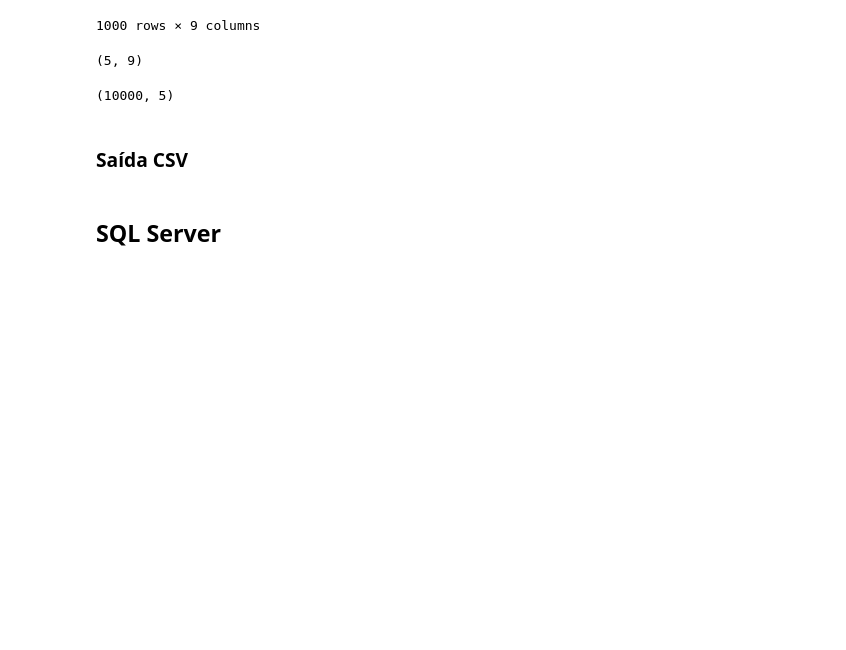
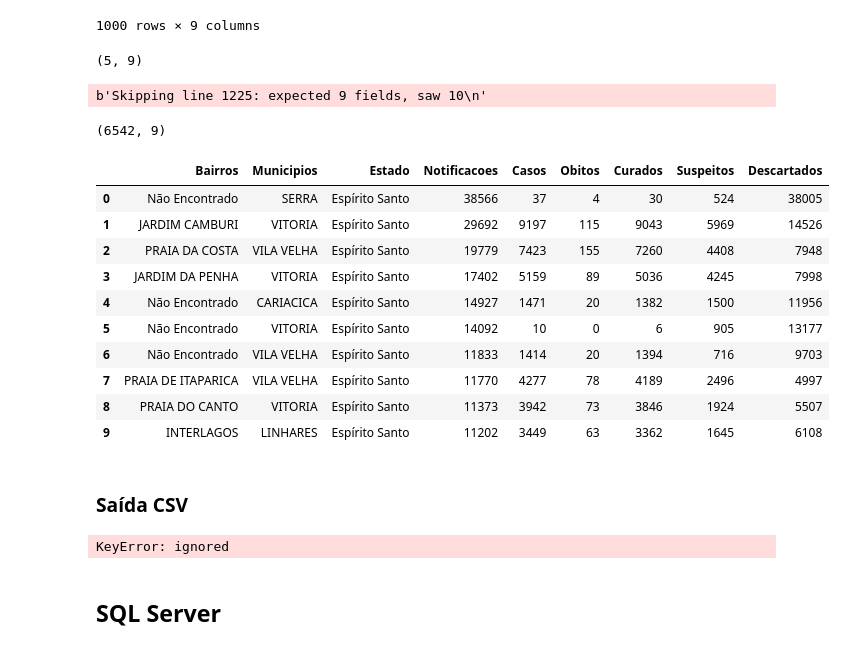
Before and after one commit to leandrobarbieri/pydata-book, a Jupyter notebook: Data_Load_Storage.ipynb, the cells around one changed output. Saved outputs shown, nothing was run; the diff lists cells and outputs as text; code cells hidden in the pictures; blank space fills up the shorter version.

```diff
--- a/Data_Load_Storage.ipynb
+++ b/Data_Load_Storage.ipynb
@@ -190,24 +193,42 @@ dados_nrows.shape
 # %%
 # ARQUIVOS GRANDES: iterando em partes
 # Quebrando arquivos grandes em partes menores para otimizar a leitura e fazer com que seja possível
 # Encaixar no tamanho de memória disponivel
 # Retorna um TextFileReader, que pode ser iterado para depois criar um dataframe
-dados_chunker = pd.read_csv("/content/ex6.csv", chunksize=1000)
+# dados_chunker = pd.read_csv("/content/ex6.csv", chunksize=1000)
+
+dados_chunker = pd.read_csv(url, encoding="latin1",  error_bad_lines=False, chunksize=100)
 
 dados_list = []
 
 for cnk in dados_chunker:
   dados_list.append(cnk)
 
 df_cnk = pd.concat(dados_list)
-df_cnk.shape
+print(df_cnk.shape)
+
+df_cnk.head(10)
 # %% [output]
-(10000, 5)
+b'Skipping line 1225: expected 9 fields, saw 10\n'
+(6542, 9)
+|  | Bairros | Municipios | Estado | Notificacoes | Casos | Obitos | Curados | Suspeitos | Descartados |
+| 0 | Não Encontrado | SERRA | Espírito Santo | 38566 | 37 | 4 | 30 | 524 | 38005 |
+| 1 | JARDIM CAMBURI | VITORIA | Espírito Santo | 29692 | 9197 | 115 | 9043 | 5969 | 14526 |
+| 2 | PRAIA DA COSTA | VILA VELHA | Espírito Santo | 19779 | 7423 | 155 | 7260 | 4408 | 7948 |
+| 3 | JARDIM DA PENHA | VITORIA | Espírito Santo | 17402 | 5159 | 89 | 5036 | 4245 | 7998 |
+| 4 | Não Encontrado | CARIACICA | Espírito Santo | 14927 | 1471 | 20 | 1382 | 1500 | 11956 |
+| 5 | Não Encontrado | VITORIA | Espírito Santo | 14092 | 10 | 0 | 6 | 905 | 13177 |
+| 6 | Não Encontrado | VILA VELHA | Espírito Santo | 11833 | 1414 | 20 | 1394 | 716 | 9703 |
+| 7 | PRAIA DE ITAPARICA | VILA VELHA | Espírito Santo | 11770 | 4277 | 78 | 4189 | 2496 | 4997 |
+| 8 | PRAIA DO CANTO | VITORIA | Espírito Santo | 11373 | 3942 | 73 | 3846 | 1924 | 5507 |
+| 9 | INTERLAGOS | LINHARES | Espírito Santo | 11202 | 3449 | 63 | 3362 | 1645 | 6108 |
 # %% [markdown]
 ### Saída CSV
 # %%
 # gera um csv de saida index=False (desconsidera a coluna que representa o indice) e hearder=False não inclui a linha de cabeçalho
 df_cnk[["key", "one"]].to_csv("/content/ex6_saida.csv", index=False, header=False)
+# %% [output]
+KeyError: ignored
 # %%
 # define novos nomes para as colunas de cabeçalhos
 df_cnk[["key", "one"]].to_csv("/content/ex6_saida2.csv", index=False, header=["Chave", "UM"])
```
Also changed, not shown: parts of 17 cells of this notebook.
